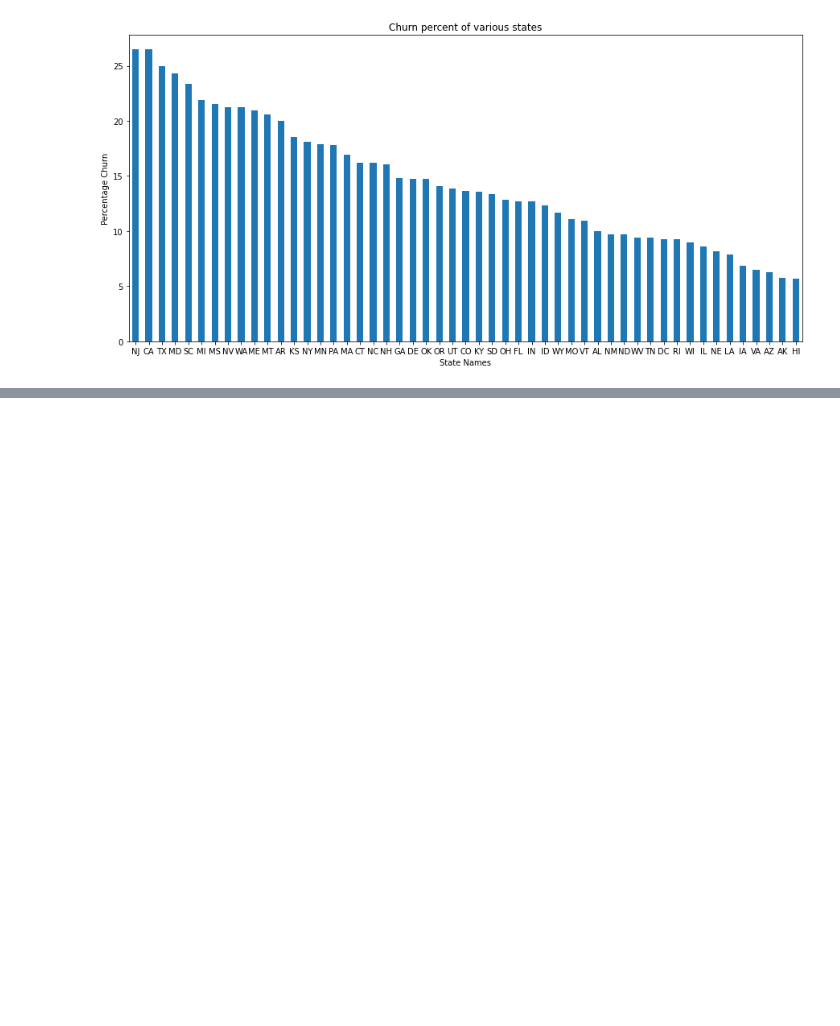
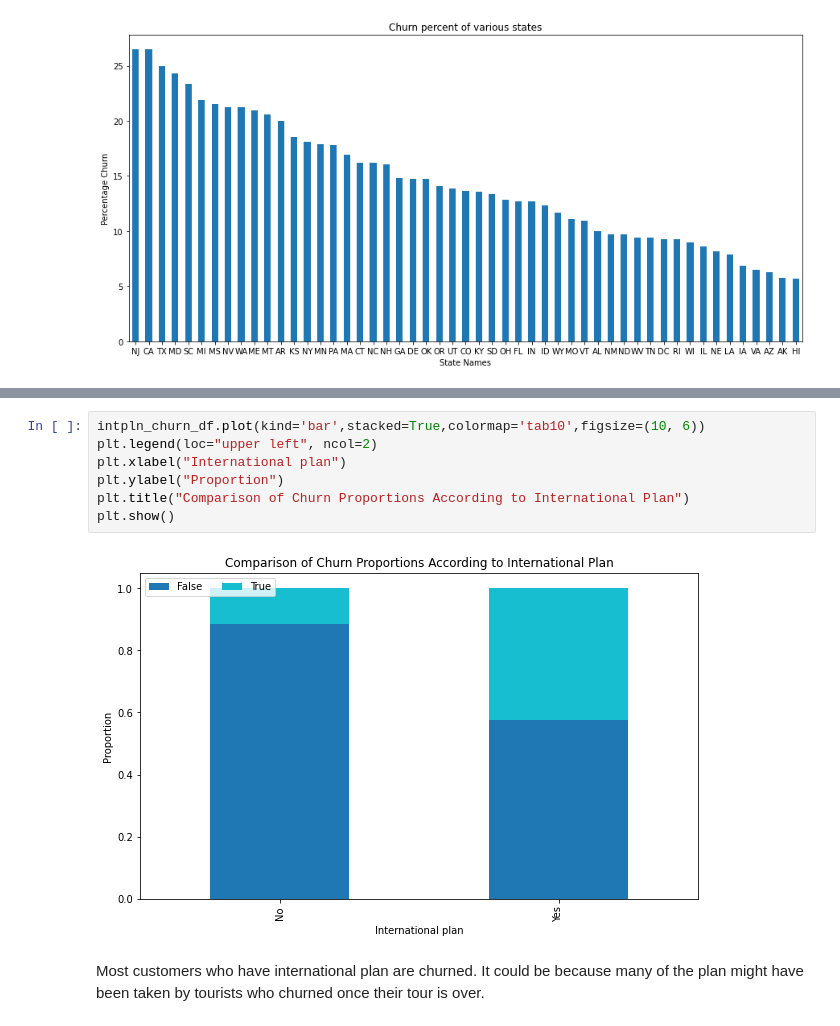
Before and after one commit to ShubhamCDgithub/Telecom-Churn-Analysis, a Jupyter notebook: Telecom_Churn_Analysis_Capstone_Project.ipynb, the cells around one changed output, grey strips where cells are left out. Saved outputs shown, nothing was run; the diff lists cells and outputs as text; blank space fills up the shorter version.

```diff
--- a/Telecom_Churn_Analysis_Capstone_Project.ipynb
+++ b/Telecom_Churn_Analysis_Capstone_Project.ipynb
@@ -343,0 +395,11 @@ Text(0, 0.5, 'Percentage Churn')
+# %%
+intpln_churn_df.plot(kind='bar',stacked=True,colormap='tab10',figsize=(10, 6))
+plt.legend(loc="upper left", ncol=2)
+plt.xlabel("International plan")
+plt.ylabel("Proportion")
+plt.title("Comparison of Churn Proportions According to International Plan")
+plt.show()
+# %% [output]
+[figure, added]
+# %% [markdown]
+Most customers who have international plan are churned. It could be because many of the plan might have been taken by tourists who churned once their tour is over.
```
Also changed, not shown: parts of 20 cells of this notebook.
